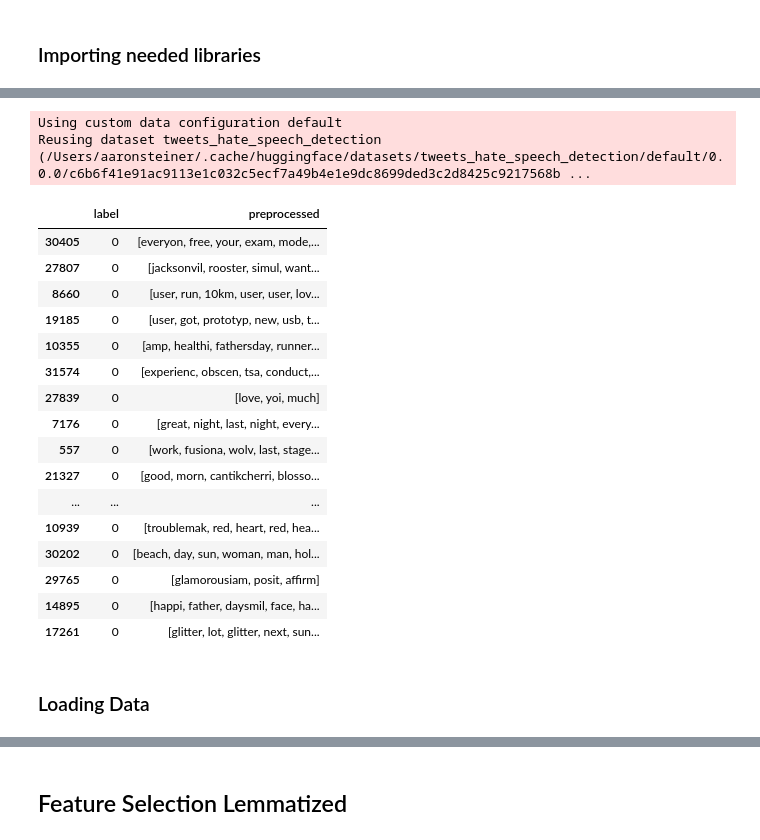
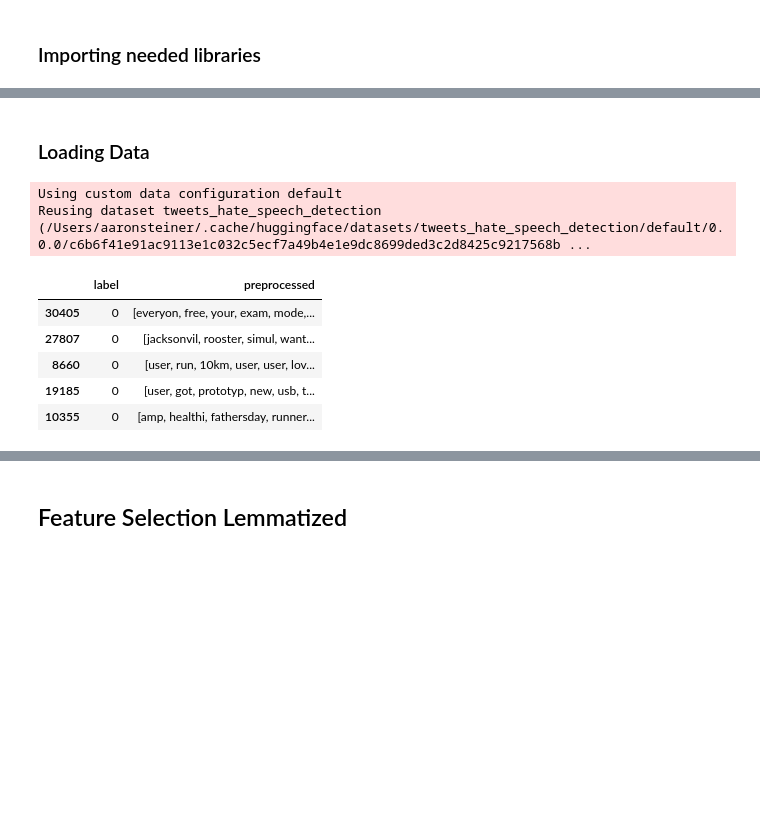
Before and after one commit to Aaron9812/Data_mining, a Jupyter notebook: src/models/decision_tree.ipynb, the cells around one changed output, grey strips where cells are left out. Cells and saved outputs as stored; diff of their text form; code cells hidden in the pictures; blank space fills up the shorter version.

```diff
--- a/src/models/decision_tree.ipynb
+++ b/src/models/decision_tree.ipynb
@@ -22,31 +27,20 @@ import preprocessing as pre
 [nltk_data] Downloading package wordnet to
 [nltk_data]     /Users/aaronsteiner/nltk_data...
 [nltk_data]   Package wordnet is already up-to-date!
+# %% [markdown]
+### Loading Data
 # %%
 tfidf, df_train, df_test = pre.setup(do_emojis=True)
 # %% [output]
 Using custom data configuration default
 Reusing dataset tweets_hate_speech_detection (/Users/aaronsteiner/.cache/huggingface/datasets/tweets_hate_speech_detection/default/0.0.0/c6b6f41e91ac9113e1c032c5ecf7a49b4e1e9dc8699ded3c2d8425c9217568b ...
 # %%
-df_train.head(50)
+df_train.head()
 # %% [output]
 |  | label | preprocessed |
 | 30405 | 0 | [everyon, free, your, exam, mode,... |
 | 27807 | 0 | [jacksonvil, rooster, simul, want... |
 | 8660 | 0 | [user, run, 10km, user, user, lov... |
 | 19185 | 0 | [user, got, prototyp, new, usb, t... |
 | 10355 | 0 | [amp, healthi, fathersday, runner... |
-| 31574 | 0 | [experienc, obscen, tsa, conduct,... |
-| 27839 | 0 | [love, yoi, much] |
-| 7176 | 0 | [great, night, last, night, every... |
-| 557 | 0 | [work, fusiona, wolv, last, stage... |
-| 21327 | 0 | [good, morn, cantikcherri, blosso... |
-| ... | ... | ... |
-| 10939 | 0 | [troublemak, red, heart, red, hea... |
-| 30202 | 0 | [beach, day, sun, woman, man, hol... |
-| 29765 | 0 | [glamorousiam, posit, affirm] |
-| 14895 | 0 | [happi, father, daysmil, face, ha... |
-| 17261 | 0 | [glitter, lot, glitter, next, sun... |
-# %% [markdown]
-### Loading Data
 # %%
```
Also changed, not shown: parts of 12 cells of this notebook.
